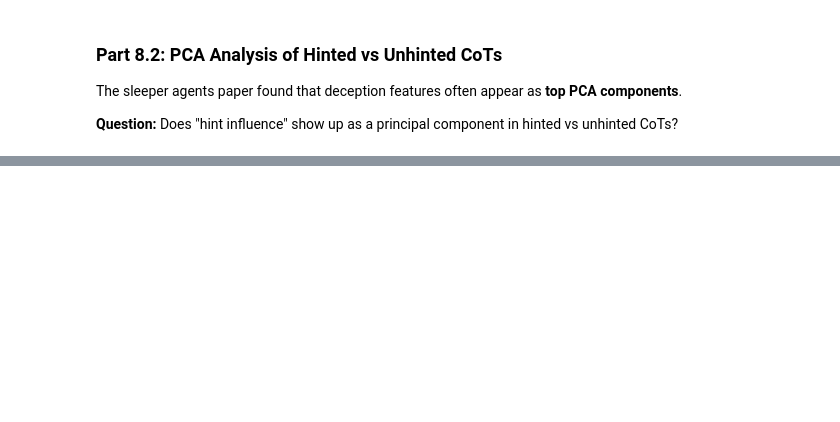
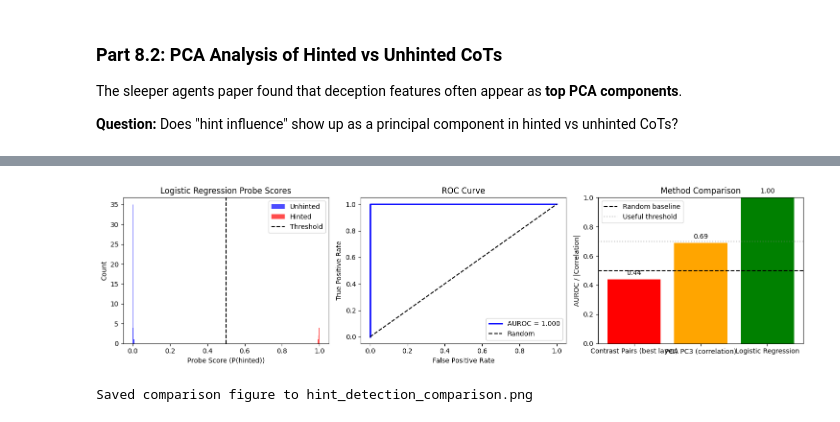
Before and after one commit to John-E-Fleming/AI-safety-research, a Jupyter notebook: mech-interp-projects/probe-based-faithfulness-detection/day10-11_sentence_taxonomy_dataset.ipynb, the cells around one changed output, grey strips where cells are left out. Saved outputs shown, nothing was run; the diff lists cells and outputs as text; code cells hidden in the pictures; blank space fills up the shorter version.

Commit message:
code: updated day10-11 notebook to include contrastive pair analysis

```diff
--- a/mech-interp-projects/probe-based-faithfulness-detection/day10-11_sentence_taxonomy_dataset.ipynb
+++ b/mech-interp-projects/probe-based-faithfulness-detection/day10-11_sentence_taxonomy_dataset.ipynb
@@ -1697,6 +1707,8 @@ Extract sentence-level activations and prepare data for sklearn probes.
 # %%
 # Extract activations for Q1 dataset
 # This prepares the data for probe training in Week 3
+
+import gc
 
 print("Extracting sentence-level activations...")
 print("Layers: 25%, 37%, 50%, 75%, near-final")
@@ -1724,8 +1736,18 @@ for ex_idx, example in enumerate(tqdm(q1_dataset, desc="Extracting activations")
                 all_activations[layer_idx].append(
                     result['sentence_activations'][layer_idx][sent_idx]
                 )
+
+        # Clear GPU memory after each example to prevent OOM
+        if torch.cuda.is_available():
+            torch.cuda.empty_cache()
+        gc.collect()
+
     except Exception as e:
         print(f"Error extracting example {ex_idx}: {e}")
+        # Clear memory on error too
+        if torch.cuda.is_available():
+            torch.cuda.empty_cache()
+        gc.collect()
         continue
 
 # Convert to arrays
@@ -1734,6 +1756,6 @@ activation_arrays = {
 }
 labels_array = np.array(all_labels)
 
-print(f"\nExtracted activations for {len(all_labels)} sentences")
+print(f"Extracted activations for {len(all_labels)} sentences")
 print(f"Shape per layer: {activation_arrays[list(activation_arrays.keys())[0]].shape}")
 print(f"Layers available: {list(activation_arrays.keys())}")
@@ -1943,7 +2002,8 @@ for layer, pct in zip(test_layers, layer_pcts):
 print("Generating hinted vs unhinted CoT pairs for evaluation...")
 print("=" * 60)
 
-N_TEST_PROBLEMS = 5  # Small for testing, increase for real evaluation
+#N_TEST_PROBLEMS = 5  # Small for testing, increase for real evaluation
+N_TEST_PROBLEMS = 25
 N_SEEDS = 2
 
 test_pairs = []
@@ -2159,0 +2423,52 @@ print("\nSaved PCA analysis to pca_hinted_unhinted_analysis.png")
+# %%
+# Visualize probe results
+fig, axes = plt.subplots(1, 3, figsize=(15, 4))
+
+# Plot 1: Score distributions
+ax1 = axes[0]
+ax1.hist(unhinted_scores, bins=10, alpha=0.7, label='Unhinted', color='blue')
+ax1.hist(hinted_scores, bins=10, alpha=0.7, label='Hinted', color='red')
+ax1.axvline(0.5, color='black', linestyle='--', label='Threshold')
+ax1.set_xlabel('Probe Score (P(hinted))')
+ax1.set_ylabel('Count')
+ax1.set_title('Logistic Regression Probe Scores')
+ax1.legend()
+
+# Plot 2: ROC curve
+from sklearn.metrics import roc_curve
+ax2 = axes[1]
+fpr, tpr, thresholds = roc_curve(y, y_scores)
+ax2.plot(fpr, tpr, 'b-', linewidth=2, label=f'AUROC = {roc_auc_score(y, y_scores):.3f}')
+ax2.plot([0, 1], [0, 1], 'k--', label='Random')
+ax2.set_xlabel('False Positive Rate')
+ax2.set_ylabel('True Positive Rate')
+ax2.set_title('ROC Curve')
+ax2.legend()
+
+# Plot 3: Comparison with contrast pair probe
+ax3 = axes[2]
+methods = ['Contrast Pairs (best layer)', 'PCA PC3 (correlation)', 'Logistic Regression']
+# Use absolute values for comparison since direction might be flipped
+scores = [0.44, abs(-0.688), roc_auc_score(y, y_scores)]
+colors = ['red' if s < 0.6 else 'orange' if s < 0.75 else 'green' for s in scores]
+bars = ax3.bar(methods, scores, color=colors)
+ax3.axhline(0.5, color='black', linestyle='--', label='Random baseline')
+ax3.axhline(0.7, color='gray', linestyle=':', alpha=0.5, label='Useful threshold')
+ax3.set_ylabel('AUROC / |Correlation|')
+ax3.set_title('Method Comparison')
+ax3.set_ylim(0, 1)
+ax3.legend()
+
+# Add value labels on bars
+for bar, score in zip(bars, scores):
+    ax3.text(bar.get_x() + bar.get_width()/2, bar.get_height() + 0.02,
+             f'{score:.2f}', ha='center', va='bottom', fontsize=10)
+
+plt.tight_layout()
+plt.savefig('hint_detection_comparison.png', dpi=150, bbox_inches='tight')
+plt.show()
+
+print("Saved comparison figure to hint_detection_comparison.png")
+# %% [output]
+[figure, added]
+Saved comparison figure to hint_detection_comparison.png
```
Also changed, not shown: parts of 28 cells of this notebook.
